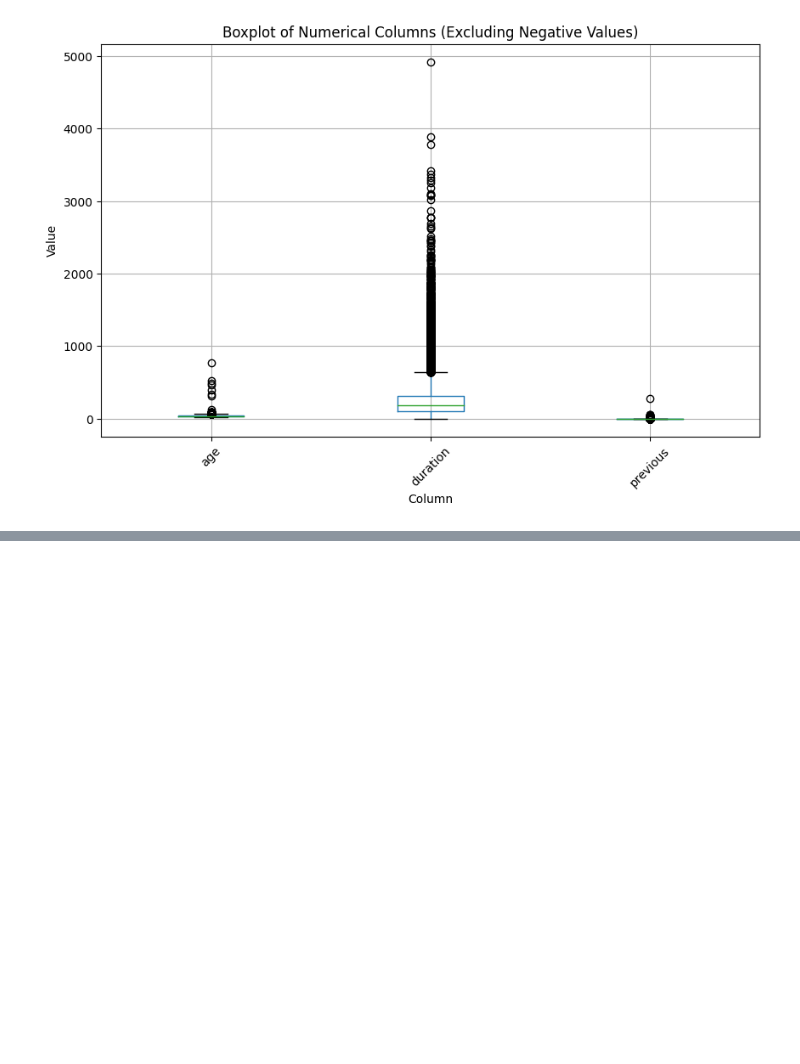
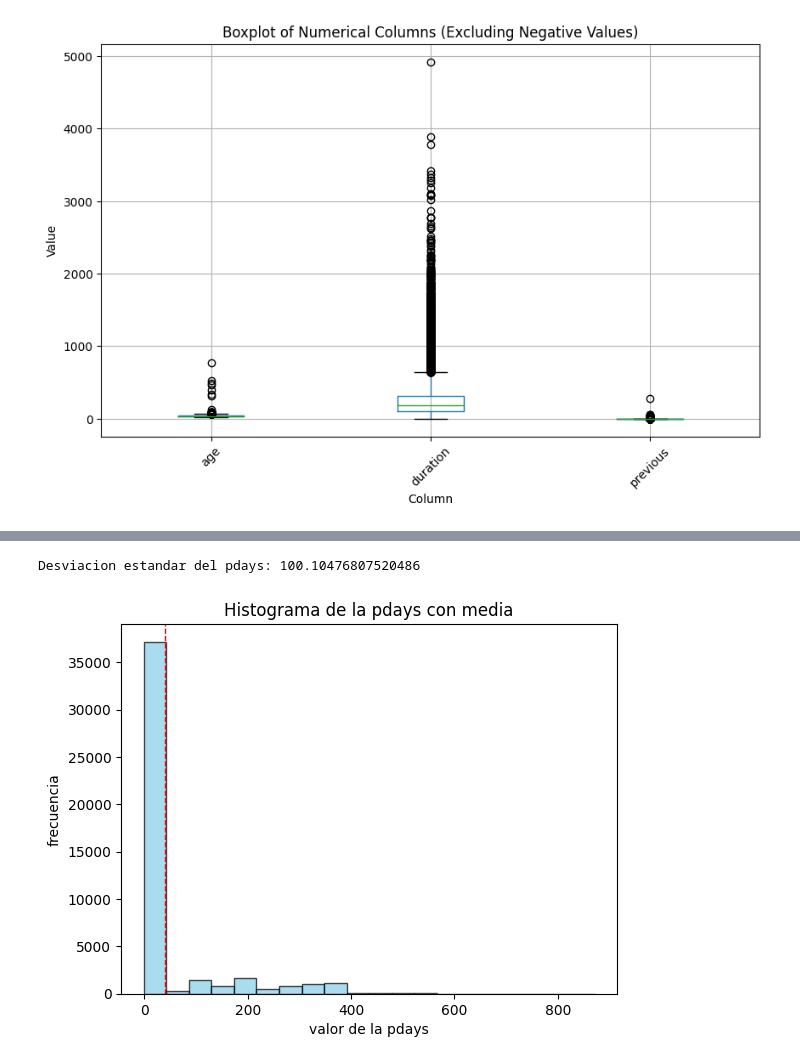
Before and after one commit to AndrewsJascoro/DataAnalyts_Mintic_Talento_Tech, a Jupyter notebook: Data_Cleaning_Tutorial.ipynb, the cells around one changed output, grey strips where cells are left out. Saved outputs shown, nothing was run; the diff lists cells and outputs as text; code cells hidden in the pictures; blank space fills up the shorter version.

```diff
--- a/Data_Cleaning_Tutorial.ipynb
+++ b/Data_Cleaning_Tutorial.ipynb
@@ -1118,0 +1580,45 @@ Inicialmente se observa que hay sub-niveles con el mismo nombre pero escritos en
+# %%
+# Este bloque de codigo fue ralizado en una practica en clase online,
+# esta es la segunda vez y se pone como ejemplo de practica, lo que se hace
+# es calcular  con codigo la desviacion_estandar en este Data_Cleaning_Tutorial.
+import numpy as np
+import pandas as pd
+from IPython.display import display
+# Load the dataset
+# Define the path for the Parquet file
+parquet_banco_101 =  'dataset_banco_101.parquet' #"dataset_banco_101_no_cleaned.parquet" # dataset_banco_101.parquet
+# Read the Parquet file into a pandas DataFrame
+df = pd.read_parquet(parquet_banco_101)
+# Calcula la desviacion estandar del atributo "pdays"
+desviacion_estandar = df['pdays'].std()
+print("Desviacion estandar del pdays:", desviacion_estandar)
+# %% [output]
+Desviacion estandar del pdays: 100.10476807520486
+# %%
+import pandas as pd
+import matplotlib.pyplot as plt
+
+# Define the path for the Parquet file
+parquet_banco_101 = "dataset_banco_101.parquet"
+
+# Read the Parquet file into a pandas DataFrame
+df = pd.read_parquet(parquet_banco_101)
+
+# Media de 'pdays'
+media = df['pdays'].mean()
+
+# Graficar un histograma del atributo "pdays"
+plt.hist(df['pdays'], bins=20, color='skyblue', edgecolor='black', alpha=0.7)
+
+# Agregar una linea vertical para mostrar la media
+plt.axvline(media, color='red', linestyle='dashed', linewidth=1)
+
+# Etiquetas y titulo
+plt.xlabel('valor de la pdays')
+plt.ylabel('frecuencia')
+plt.title('Histograma de la pdays con media')
+
+# Mostrar la grafica
+plt.show()
+# %% [output]
+[figure, added]
```
Also changed, not shown: parts of 17 cells of this notebook.
